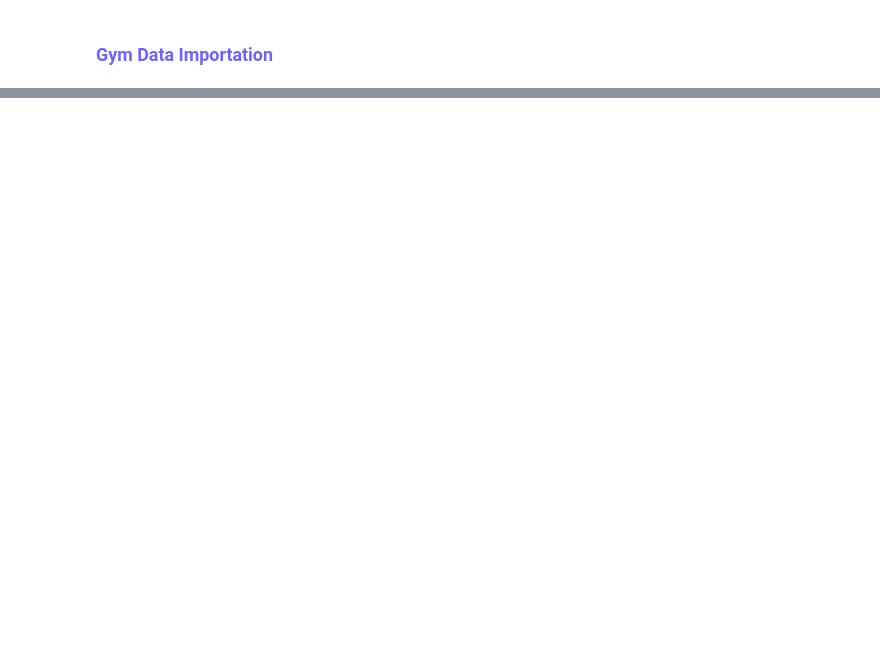
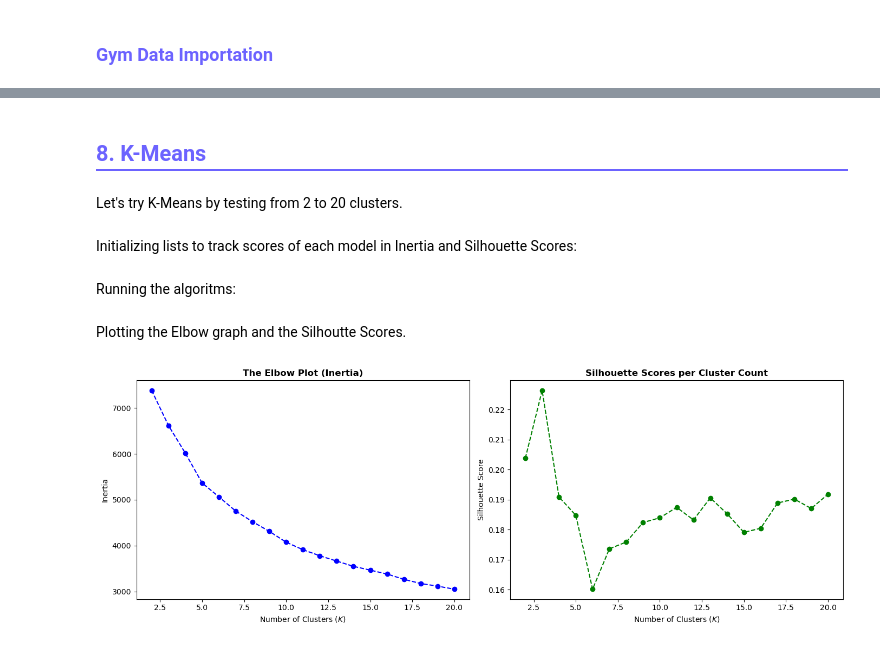
Before and after one commit to DiogoCapelaGoncalves/GymClusterML2, a Jupyter notebook: 02_modeling.ipynb, the cells around one changed output, grey strips where cells are left out. Drawn from its saved outputs; the diff is of its cells as text; code cells hidden in the pictures; blank space fills up the shorter version.

Commit message:
kmeans

```diff
--- a/02_modeling.ipynb
+++ b/02_modeling.ipynb
@@ -70,0 +60,9 @@ We have <code>ratio_cardio</code>, <code>ratio_streght</code> and <code>ratio_mi
+# %%
+scaler = StandardScaler()
+
+df_scaled_array = scaler.fit_transform(df)
+
+df_scaled = pd.DataFrame(df_scaled_array, columns=df.columns)
+
+print(df_scaled.describe().round(2).loc[['mean', 'std']])
+df_scaled.head()
@@ -70,0 +87,39 @@ We have <code>ratio_cardio</code>, <code>ratio_streght</code> and <code>ratio_mi
+# %% [markdown]
+<h2 id = "imports" style="color:#6c63ff; border-bottom:2px solid #6c63ff; padding-bottom:5px;">8. K-Means</h2>
+# %% [markdown]
+Let's try K-Means by testing from 2 to 20 clusters.
+# %%
+k_range = range(2, 21)
+# %% [markdown]
+Initializing lists to track scores of each model in Inertia and Silhouette Scores:
+# %%
+inertia_scores = []
+silhouette_scores = []
+# %% [markdown]
+Running the algoritms:
+# %%
+for k in k_range:
+    kmeans = KMeans(n_clusters=k, random_state=42, n_init=10)
+    labels = kmeans.fit_predict(df_scaled)
+
+    inertia_scores.append(kmeans.inertia_)
+    silhouette_scores.append(silhouette_score(df_scaled, labels))
+# %% [markdown]
+Plotting the Elbow graph and the Silhoutte Scores.
+# %%
+fig, (ax1, ax2) = plt.subplots(1, 2, figsize=(14, 5))
+
+ax1.plot(k_range, inertia_scores, marker='o', color='blue', linestyle='--')
+ax1.set_title("The Elbow Plot (Inertia)", fontsize=12, weight='bold')
+ax1.set_xlabel("Number of Clusters ($K$)")
+ax1.set_ylabel("Inertia")
+
+ax2.plot(k_range, silhouette_scores, marker='o', color='green', linestyle='--')
+ax2.set_title("Silhouette Scores per Cluster Count", fontsize=12, weight='bold')
+ax2.set_xlabel("Number of Clusters ($K$)")
+ax2.set_ylabel("Silhouette Score")
+
+plt.tight_layout()
+plt.show()
+# %% [output]
+[figure, added]
```
Also changed, not shown: parts of 8 cells of this notebook.
